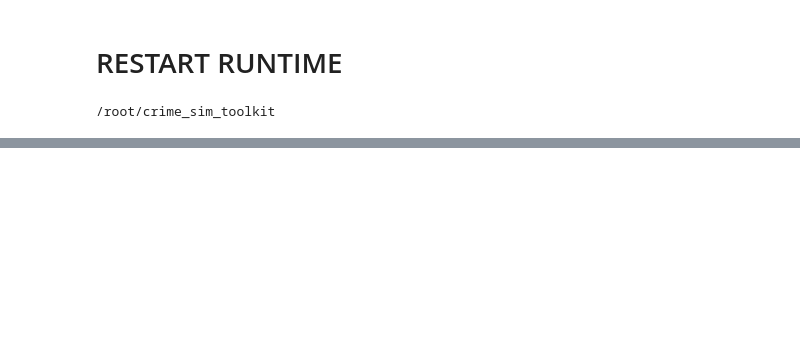
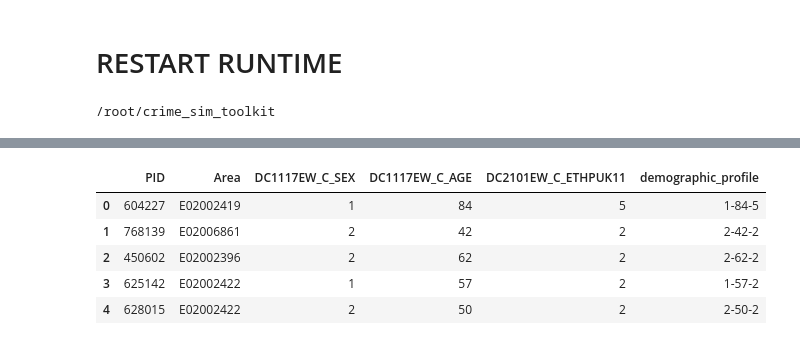
Before and after one commit to Sparrow0hawk/crime_sim_toolkit, a Jupyter notebook: examples/crime_sim_Microsimulator_example.ipynb, the cells around one changed output, grey strips where cells are left out. Saved outputs shown, nothing was run; the diff lists cells and outputs as text; code cells hidden in the pictures; blank space fills up the shorter version.

```diff
--- a/examples/crime_sim_Microsimulator_example.ipynb
+++ b/examples/crime_sim_Microsimulator_example.ipynb
@@ -72,5 +65,0 @@ Datetime column configured.
-# %%
-# first load crime data
-simulation_0.load_data(year = 2017.0, directory = "string/to/directory")
-
-simulation_0.crime_data.head()
@@ -76,0 +86,10 @@ simulation_0.crime_data.head()
+# %%
+# the object now has a seed population attribute of a pandas dataframe
+simulation_0.seed_population.head()
+# %% [output]
+|  | PID | Area | DC1117EW_C_SEX | DC1117EW_C_AGE | DC2101EW_C_ETHPUK11 | demographic_profile |
+| 0 | 604227 | E02002419 | 1 | 84 | 5 | 1-84-5 |
+| 1 | 768139 | E02006861 | 2 | 42 | 2 | 2-42-2 |
+| 2 | 450602 | E02002396 | 2 | 62 | 2 | 2-62-2 |
+| 3 | 625142 | E02002422 | 1 | 57 | 2 | 1-57-2 |
+| 4 | 628015 | E02002422 | 2 | 50 | 2 | 2-50-2 |
```
Also changed, not shown: parts of 24 cells of this notebook.
